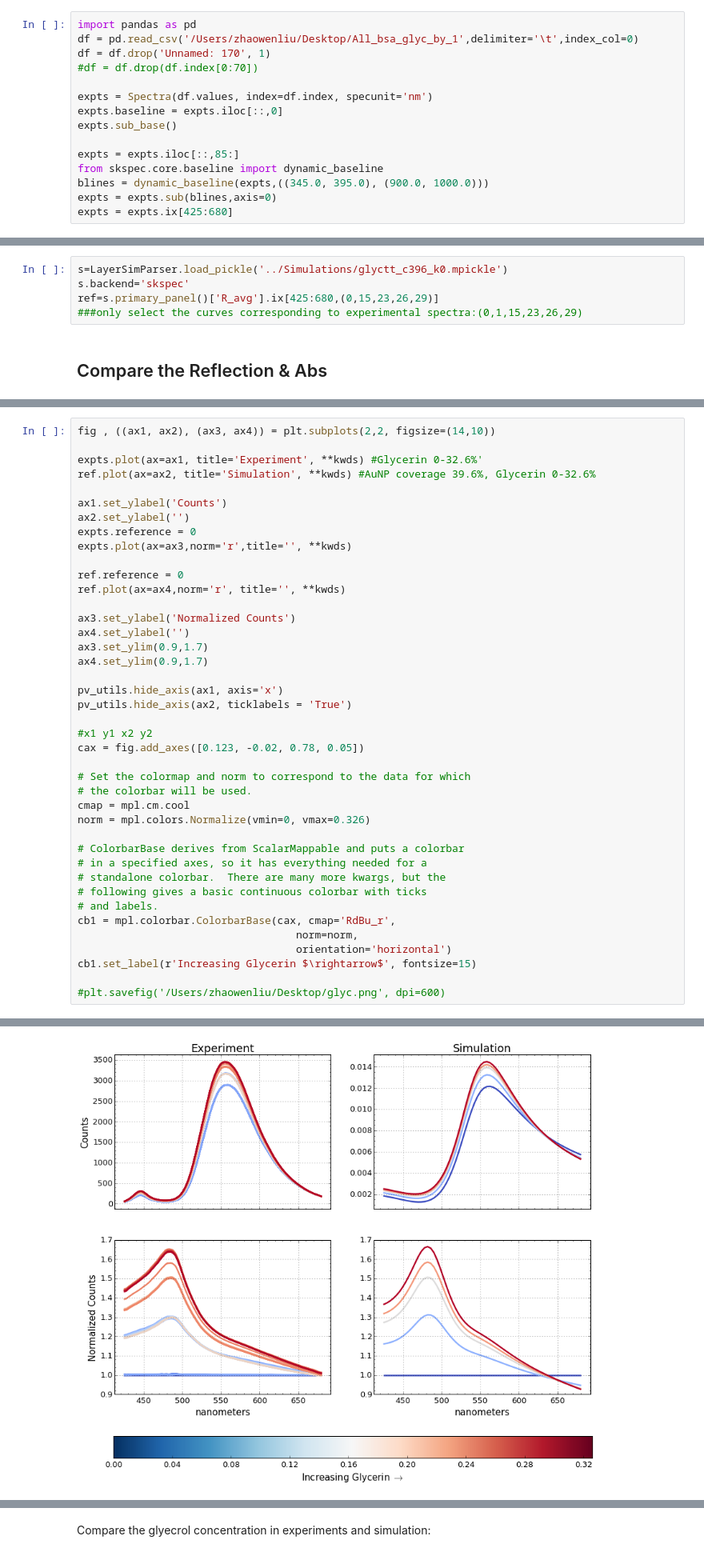
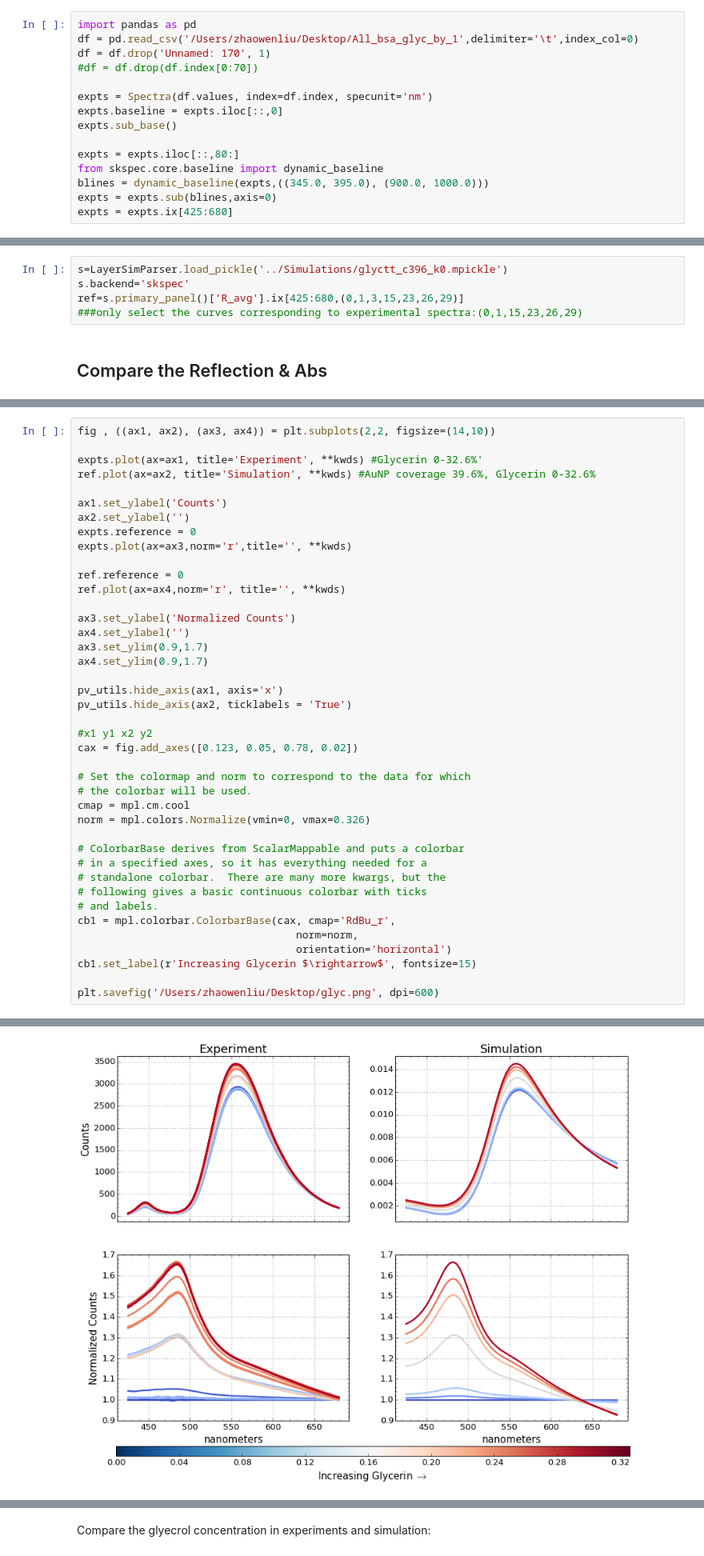
Before and after one commit to hughesadam87/PAME, a Jupyter notebook: Notebooks/glycerin_simulation.ipynb, the cells around one changed output, grey strips where cells are left out. Shown at 80% size. Saved outputs shown, nothing was run; the diff lists cells and outputs as text.

Commit message:
customized figure

```diff
--- a/Notebooks/glycerin_simulation.ipynb
+++ b/Notebooks/glycerin_simulation.ipynb
@@ -69,7 +69,7 @@ expts = Spectra(df.values, index=df.index, specunit='nm')
 expts.baseline = expts.iloc[::,0]
 expts.sub_base()
 
-expts = expts.iloc[::,85:]
+expts = expts.iloc[::,80:]
 from skspec.core.baseline import dynamic_baseline
 blines = dynamic_baseline(expts,((345.0, 395.0), (900.0, 1000.0)))
 expts = expts.sub(blines,axis=0)
@@ -86,7 +86,7 @@ expts.area().plot()
 # %%
 s=LayerSimParser.load_pickle('../Simulations/glyctt_c396_k0.mpickle')
 s.backend='skspec'
-ref=s.primary_panel()['R_avg'].ix[425:680,(0,15,23,26,29)]
+ref=s.primary_panel()['R_avg'].ix[425:680,(0,1,3,15,23,26,29)]
 ###only select the curves corresponding to experimental spectra:(0,1,15,23,26,29)
 # %% [markdown]
 ## Compare the Reflection & Abs
@@ -120,36 +120,36 @@ ref.reference = 0
 ref.plot(ax=ax4,norm='r', title='', **kwds)
 
 ax3.set_ylabel('Normalized Counts')
 ax4.set_ylabel('')
 ax3.set_ylim(0.9,1.7)
 ax4.set_ylim(0.9,1.7)
 
 pv_utils.hide_axis(ax1, axis='x')
 pv_utils.hide_axis(ax2, ticklabels = 'True')
 
 #x1 y1 x2 y2
-cax = fig.add_axes([0.123, -0.02, 0.78, 0.05])
+cax = fig.add_axes([0.123, 0.05, 0.78, 0.02])
 
 # Set the colormap and norm to correspond to the data for which
 # the colorbar will be used.
 cmap = mpl.cm.cool
 norm = mpl.colors.Normalize(vmin=0, vmax=0.326)
 
 # ColorbarBase derives from ScalarMappable and puts a colorbar
 # in a specified axes, so it has everything needed for a
 # standalone colorbar.  There are many more kwargs, but the
 # following gives a basic continuous colorbar with ticks
 # and labels.
 cb1 = mpl.colorbar.ColorbarBase(cax, cmap='RdBu_r',
                                    norm=norm,
                                    orientation='horizontal')
 cb1.set_label(r'Increasing Glycerin $\rightarrow$', fontsize=15)
 
-#plt.savefig('/Users/zhaowenliu/Desktop/glyc.png', dpi=600)
+plt.savefig('/Users/zhaowenliu/Desktop/glyc.png', dpi=600)
 # %% [output]
 WARNING:skspec.core.spectra:Spectrum does not have subtracted baseline; could affect result in specious absorbance data.
 WARNING:skspec.core.spectra:Spectrum does not have subtracted baseline; could affect result in specious absorbance data.
-[figure, old version]
+[figure, new version]
 # %%
 fig = pyplot.figure(figsize=(8,3))
 
```
Also changed, not shown: parts of 1 cell of this notebook, 1 other file.
